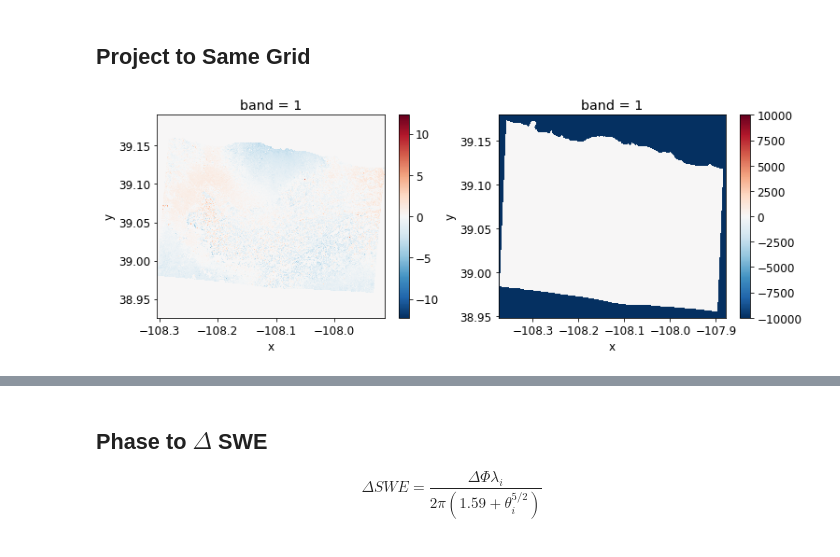
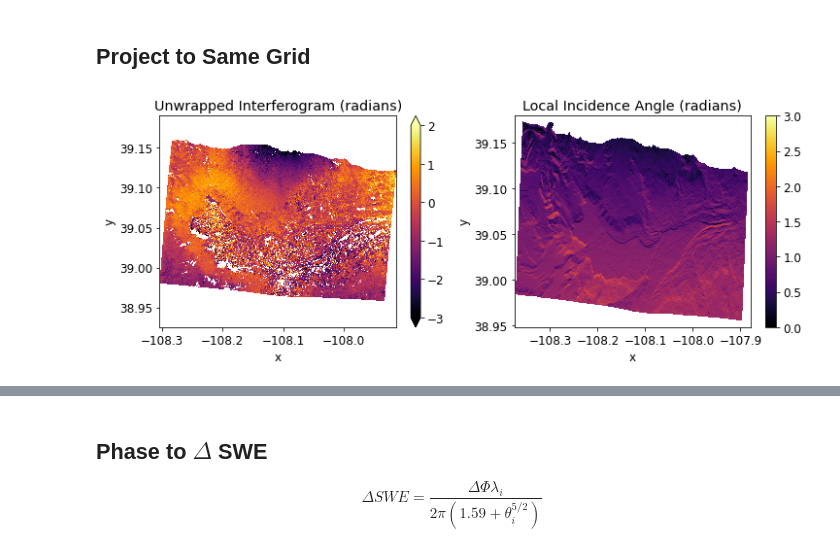
Before and after one commit to snowex-hackweek/uavsar, a Jupyter notebook: scripts/unw2swe.ipynb, the cells around one changed output, grey strips where cells are left out. Saved outputs shown, nothing was run; the diff lists cells and outputs as text; code cells hidden in the pictures.

Commit message:
reproject incidence angle and interferogram to same grid

```diff
--- a/scripts/unw2swe.ipynb
+++ b/scripts/unw2swe.ipynb
@@ -117,7 +125,16 @@ xds_inc = xarray.open_rasterio(inc_tiff_file)
+# %%
+xds_unw = xarray.open_rasterio(unw_tiff_file)
+xds_inc = xarray.open_rasterio(inc_tiff_file)
+#xds_unw[xds_unw==0] = np.nan
+#xds_inc[xds_inc==-10000] = np.nan
+xds_unw = xds_unw.where(xds_unw!=0)
+xds_inc = xds_inc.where(xds_inc!=-10000)
 # %%
 fig, axes = plt.subplots(ncols=2, figsize=(12,4))
-xds_unw.plot(ax=axes[0])
-xds_inc.plot(ax=axes[1])
+xds_unw.plot(ax=axes[0],vmin=-3,vmax=2,cmap='inferno')
+axes[0].set_title('Unwrapped Interferogram (radians)')
+xds_inc.plot(ax=axes[1],vmin=0,vmax=3,cmap='inferno')
+axes[1].set_title('Local Incidence Angle (radians)')
 plt.draw()
 # %% [output]
-[figure, old version]
+[figure, new version]
```
Also changed, not shown: parts of 11 cells of this notebook.
